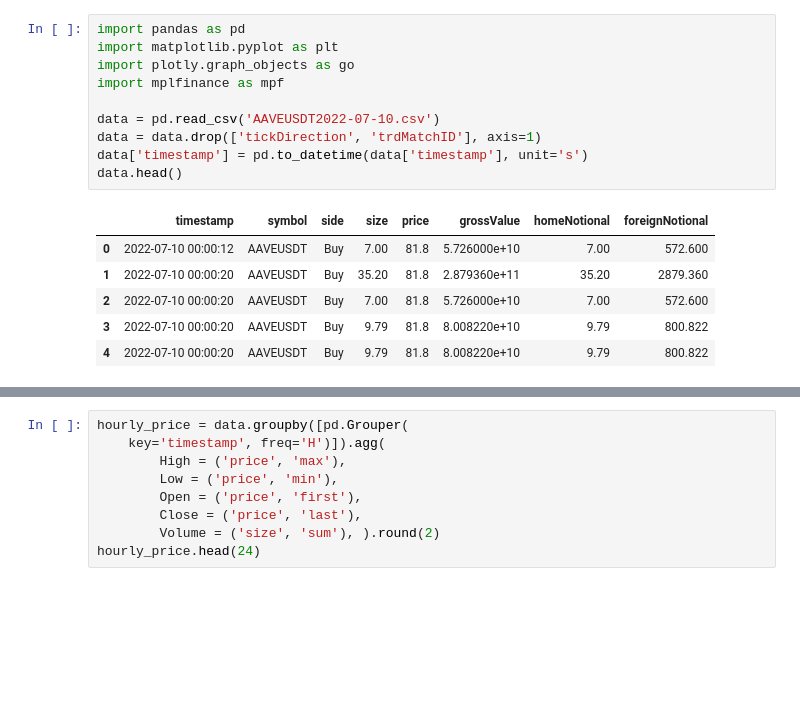
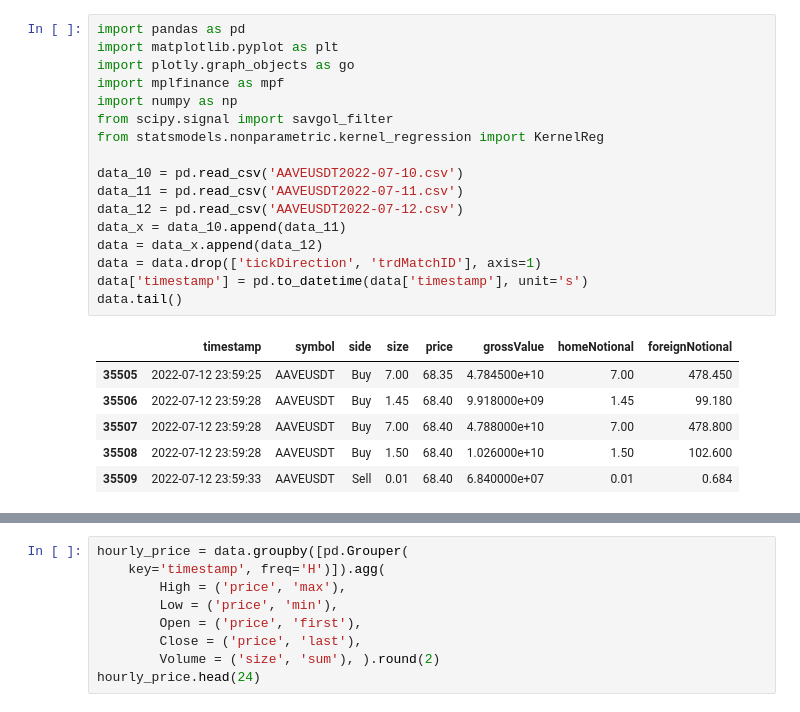
Before and after one commit to oskrivon/levelAnalyser, a Jupyter notebook: graph_display.ipynb, the cells around one changed output, grey strips where cells are left out. Cells and saved outputs as stored; diff of their text form; blank space fills up the shorter version.

```diff
--- a/graph_display.ipynb
+++ b/graph_display.ipynb
@@ -1,18 +1,25 @@
 # %%
 import pandas as pd
 import matplotlib.pyplot as plt
 import plotly.graph_objects as go
 import mplfinance as mpf
+import numpy as np
+from scipy.signal import savgol_filter
+from statsmodels.nonparametric.kernel_regression import KernelReg
 
-data = pd.read_csv('AAVEUSDT2022-07-10.csv')
+data_10 = pd.read_csv('AAVEUSDT2022-07-10.csv')
+data_11 = pd.read_csv('AAVEUSDT2022-07-11.csv')
+data_12 = pd.read_csv('AAVEUSDT2022-07-12.csv')
+data_x = data_10.append(data_11)
+data = data_x.append(data_12)
 data = data.drop(['tickDirection', 'trdMatchID'], axis=1)
 data['timestamp'] = pd.to_datetime(data['timestamp'], unit='s')
-data.head()
+data.tail()
 # %% [output]
 |  | timestamp | symbol | side | size | price | grossValue | homeNotional | foreignNotional |
-| 0 | 2022-07-10 00:00:12 | AAVEUSDT | Buy | 7.00 | 81.8 | 5.726000e+10 | 7.00 | 572.600 |
-| 1 | 2022-07-10 00:00:20 | AAVEUSDT | Buy | 35.20 | 81.8 | 2.879360e+11 | 35.20 | 2879.360 |
-| 2 | 2022-07-10 00:00:20 | AAVEUSDT | Buy | 7.00 | 81.8 | 5.726000e+10 | 7.00 | 572.600 |
-| 3 | 2022-07-10 00:00:20 | AAVEUSDT | Buy | 9.79 | 81.8 | 8.008220e+10 | 9.79 | 800.822 |
-| 4 | 2022-07-10 00:00:20 | AAVEUSDT | Buy | 9.79 | 81.8 | 8.008220e+10 | 9.79 | 800.822 |
+| 35505 | 2022-07-12 23:59:25 | AAVEUSDT | Buy | 7.00 | 68.35 | 4.784500e+10 | 7.00 | 478.450 |
+| 35506 | 2022-07-12 23:59:28 | AAVEUSDT | Buy | 1.45 | 68.40 | 9.918000e+09 | 1.45 | 99.180 |
+| 35507 | 2022-07-12 23:59:28 | AAVEUSDT | Buy | 7.00 | 68.40 | 4.788000e+10 | 7.00 | 478.800 |
+| 35508 | 2022-07-12 23:59:28 | AAVEUSDT | Buy | 1.50 | 68.40 | 1.026000e+10 | 1.50 | 102.600 |
+| 35509 | 2022-07-12 23:59:33 | AAVEUSDT | Sell | 0.01 | 68.40 | 6.840000e+07 | 0.01 | 0.684 |
 # %%
```
Also changed, not shown: parts of 15 cells of this notebook.
